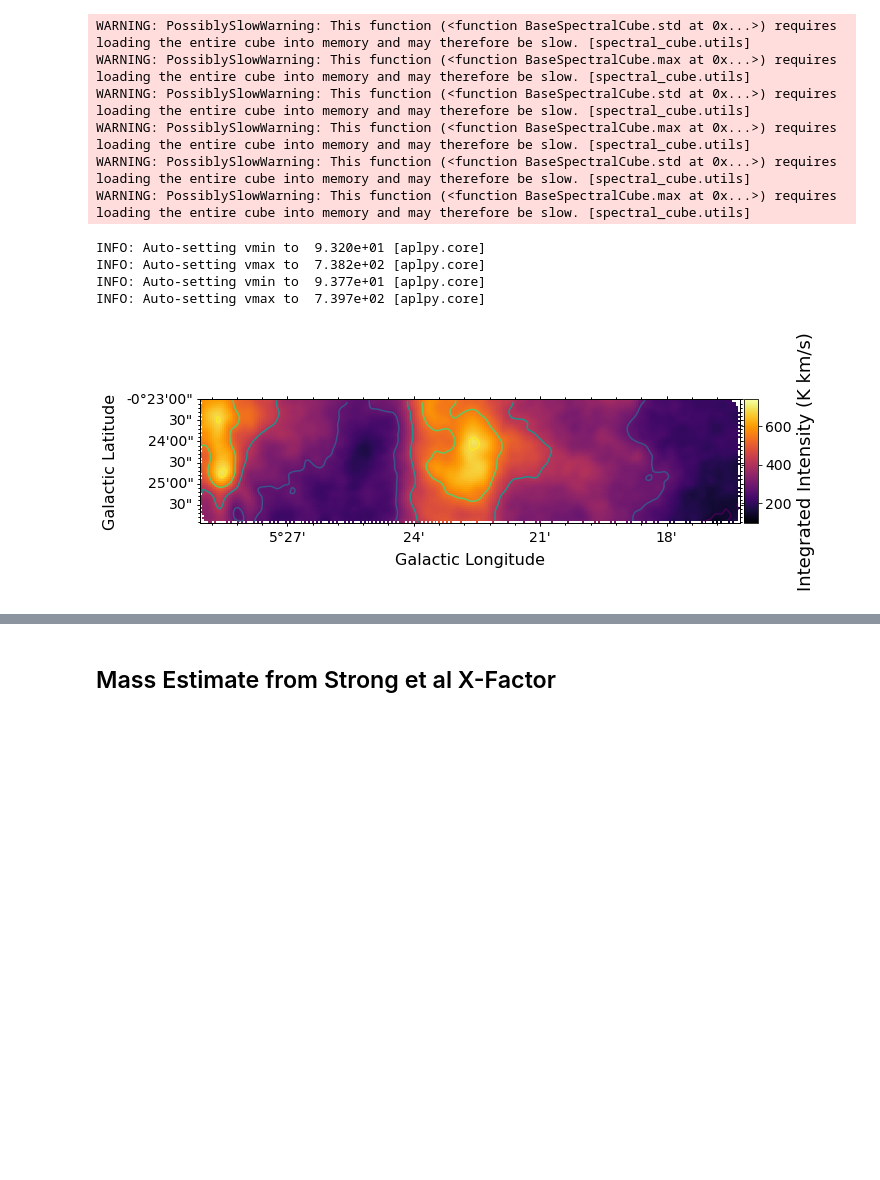
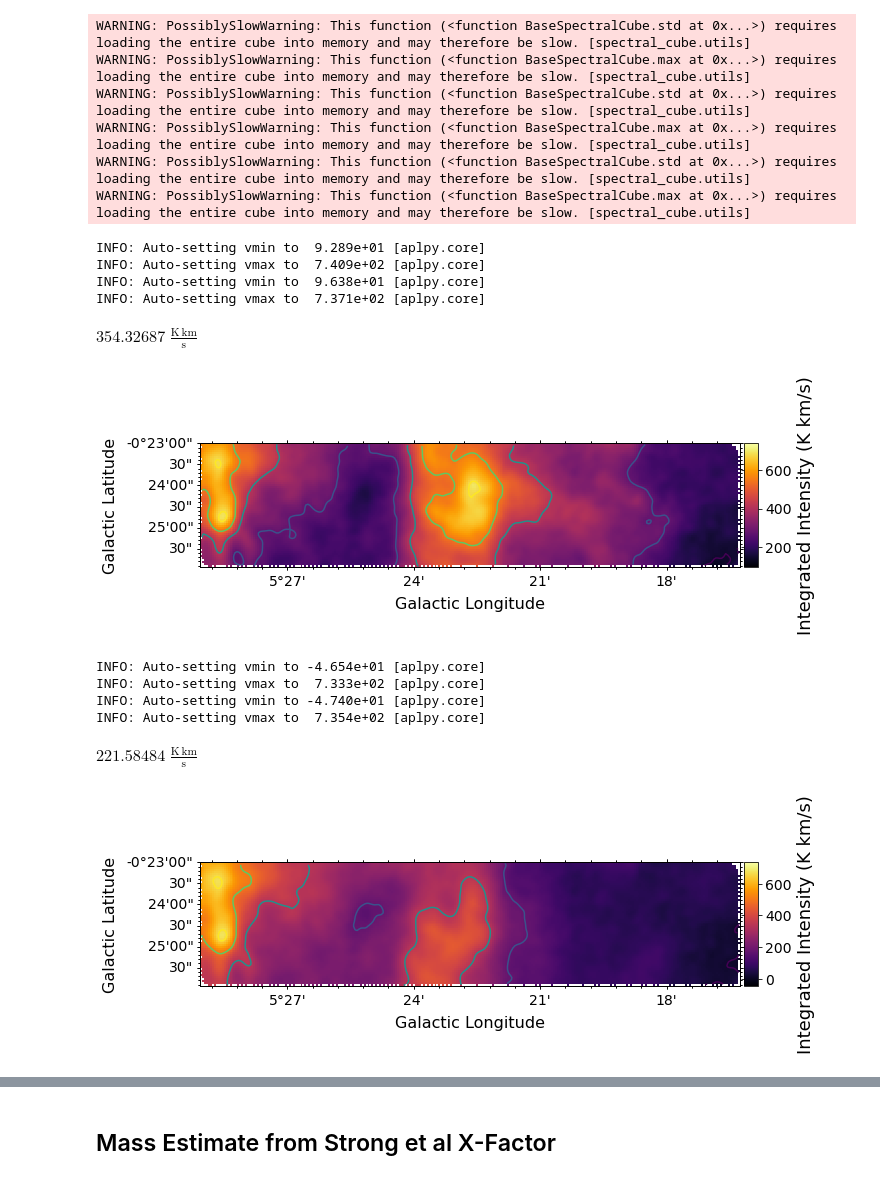
Before and after one commit to SpacialTree/clouds-g5-b1, a Jupyter notebook: lte_mass_estimate.ipynb, the cells around one changed output, grey strips where cells are left out. Saved outputs shown, nothing was run; the diff lists cells and outputs as text; code cells hidden in the pictures; blank space fills up the shorter version.

```diff
--- a/lte_mass_estimate.ipynb
+++ b/lte_mass_estimate.ipynb
@@ -72,9 +68,29 @@ cube17_0.FITSFigure.tick_labels.set_font(size=14)
 #cube17_0.FITSFigure.show_regions('/orange/adamginsburg/cmz/g5/code/g5-lowvelo.reg')
 #cube17_0.FITSFigure.show_regions('/orange/adamginsburg/cmz/g5/code/g5-highvelo.reg')
 #cube17_0.FITSFigure.savefig('/orange/adamginsburg/cmz/g5/code/plots/mom0_17-new.pdf')
+np.nanmean(cube17_0)
 # %% [output]
-INFO: Auto-setting vmin to  9.320e+01 [aplpy.core]
-INFO: Auto-setting vmax to  7.382e+02 [aplpy.core]
-INFO: Auto-setting vmin to  9.377e+01 [aplpy.core]
-INFO: Auto-setting vmax to  7.397e+02 [aplpy.core]
+INFO: Auto-setting vmin to  9.289e+01 [aplpy.core]
+INFO: Auto-setting vmax to  7.409e+02 [aplpy.core]
+INFO: Auto-setting vmin to  9.638e+01 [aplpy.core]
+INFO: Auto-setting vmax to  7.371e+02 [aplpy.core]
+$354.32687 \; \mathrm{\frac{K\,km}{s}}$
 [figure]
+# %%
+cube17a_0 = cube_17.spectral_slab(50*u.km/u.s, 225*u.km/u.s).moment0()#.with_mask(mask_17).moment0()
+cube17a_0.quicklook()
+cube17a_0.FITSFigure.show_colorscale(cmap='inferno')
+cube17a_0.FITSFigure.colorbar.set_axis_label_text('Integrated Intensity (K km/s)')
+cube17a_0.FITSFigure.show_contour(cube17a_0.hdu, returnlevels=True)
+cube17a_0.FITSFigure.colorbar.set_axis_label_font(size=18)
+cube17a_0.FITSFigure.colorbar.set_font(size=14)
+cube17a_0.FITSFigure.axis_labels.set_font(size=16)
+cube17a_0.FITSFigure.tick_labels.set_font(size=14)
+np.nanmean(cube17a_0)
+# %% [output]
+INFO: Auto-setting vmin to -4.654e+01 [aplpy.core]
+INFO: Auto-setting vmax to  7.333e+02 [aplpy.core]
+INFO: Auto-setting vmin to -4.740e+01 [aplpy.core]
+INFO: Auto-setting vmax to  7.354e+02 [aplpy.core]
+$221.58484 \; \mathrm{\frac{K\,km}{s}}$
+[figure, added]
```
Also changed, not shown: parts of 34 cells of this notebook.
